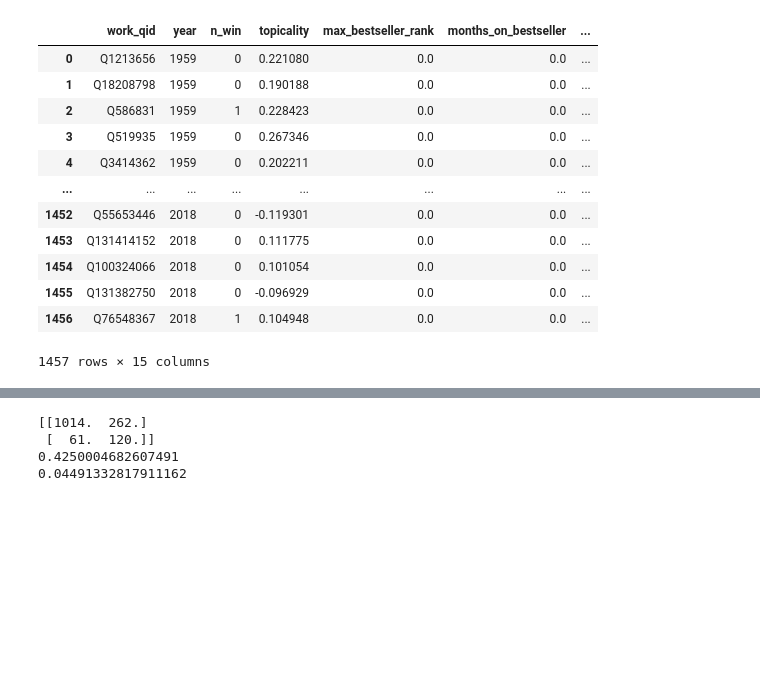
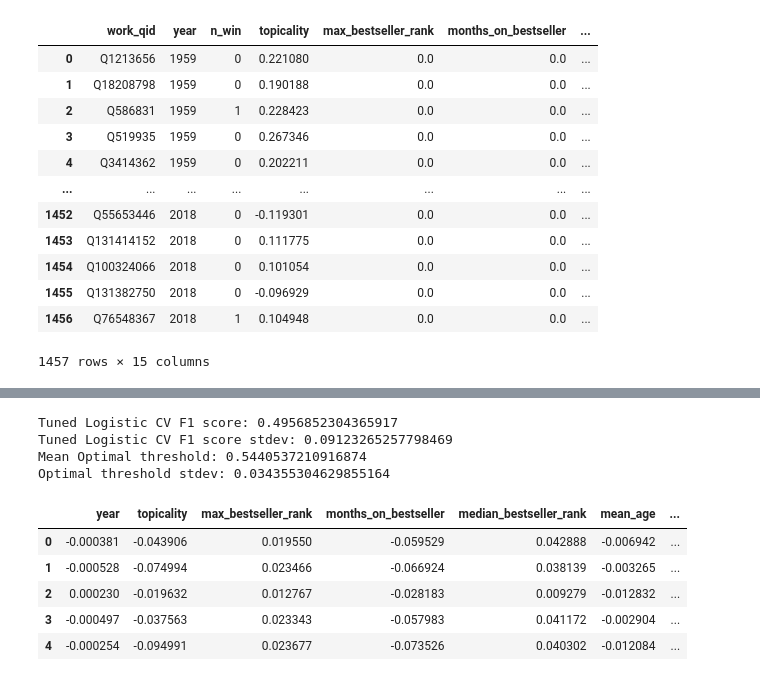
Before and after one commit to raineszm/sff-predict, a Jupyter notebook: notebooks/Logistic.ipynb, the cells around one changed output, grey strips where cells are left out. Drawn from its saved outputs; the diff is of its cells as text; code cells hidden in the pictures; blank space fills up the shorter version.

```diff
--- a/notebooks/Logistic.ipynb
+++ b/notebooks/Logistic.ipynb
@@ -119,22 +144,58 @@ np.float64(0.4250004682607491)
-# %%
-from sklearn.metrics import confusion_matrix
-
-kfold = GroupKFold(n_splits=5 )
-confusion = np.zeros((2,2))
-f1_logistics = np.zeros(5)
-for i, (train_index, test_index) in enumerate(kfold.split(X_train, y_train, groups=X_train["year"])):
-    X_train_fold, X_test_fold = X_train.iloc[train_index], X_train.iloc[test_index]
-    y_train_fold, y_test_fold = y_train.iloc[train_index], y_train.iloc[test_index]
-    pipeline.fit(X_train_fold, y_train_fold>0, logistic__sample_weight=X_train_fold["n_nom_all"])
-    y_pred = pipeline.predict(X_test_fold)
-    confusion += confusion_matrix(y_test_fold>0, y_pred)
-    f1_logistics[i] = f1_score(y_test_fold>0, y_pred)
-
-print(f"Confusion matrix for logistic model: {confusion}")
-print(f"Mean F_1 for logistic model: {f1_logistics.mean()}")
-print(f"Stddev of F_1 for logistic model: {f1_logistics.std()}")
-# %% [output]
-[[1014.  262.]
- [  61.  120.]]
-0.4250004682607491
-0.04491332817911162
+# %%
+from sklearn.model_selection import TunedThresholdClassifierCV, cross_validate
+from sklearn import config_context
+from sklearn.base import clone
+
+meta_pipeline = clone(pipeline)
+
+with config_context(enable_metadata_routing=True):
+    meta_pipeline.named_steps["logistic"].set_fit_request(sample_weight=True)
+
+    tuned_model = TunedThresholdClassifierCV(
+        meta_pipeline,
+        scoring="f1",
+    )
+
+    # tuned_model.fit(X_train, y_train > 0, sample_weight=X_train["n_nom_all"])
+
+    cv_results = cross_validate(
+        tuned_model,
+        X_train,
+        y_train > 0,
+        cv=GroupKFold(n_splits=5),
+        scoring="f1",
+        params={"groups": X_train["year"], "sample_weight": X_train["n_nom_all"]},
+        return_estimator=True,
+    )
+
+print(f"Tuned Logistic CV F1 score: {cv_results['test_score'].mean()}")
+print(f"Tuned Logistic CV F1 score stdev: {cv_results['test_score'].std()}")
+print(
+    f"Mean Optimal threshold: {np.mean([e.best_threshold_ for e in cv_results['estimator']])}"
+)
+print(
+    f"Optimal threshold stdev: {np.std([e.best_threshold_ for e in cv_results['estimator']])}"
+)
+# %% [output]
+Tuned Logistic CV F1 score: 0.4956852304365917
+Tuned Logistic CV F1 score stdev: 0.09123265257798469
+Mean Optimal threshold: 0.5440537210916874
+Optimal threshold stdev: 0.034355304629855164
+# %%
+coefficients =pd.DataFrame(
+        np.vstack(
+            [
+                e.estimator_.named_steps["logistic"].coef_
+                for e in cv_results["estimator"]
+            ]
+        ),
+    columns=pipeline[:-1].fit_transform(X_train).columns,
+)
+coefficients
+# %% [output]
+|  | year | topicality | max_bestseller_rank | months_on_bestseller | median_bestseller_rank | mean_age | ... |
+| 0 | -0.000381 | -0.043906 | 0.019550 | -0.059529 | 0.042888 | -0.006942 | ... |
+| 1 | -0.000528 | -0.074994 | 0.023466 | -0.066924 | 0.038139 | -0.003265 | ... |
+| 2 | 0.000230 | -0.019632 | 0.012767 | -0.028183 | 0.009279 | -0.012832 | ... |
+| 3 | -0.000497 | -0.037563 | 0.023343 | -0.057983 | 0.041172 | -0.002904 | ... |
+| 4 | -0.000254 | -0.094991 | 0.023677 | -0.073526 | 0.040302 | -0.012084 | ... |
```
Also changed, not shown: parts of 5 cells of this notebook, 4 other files.
